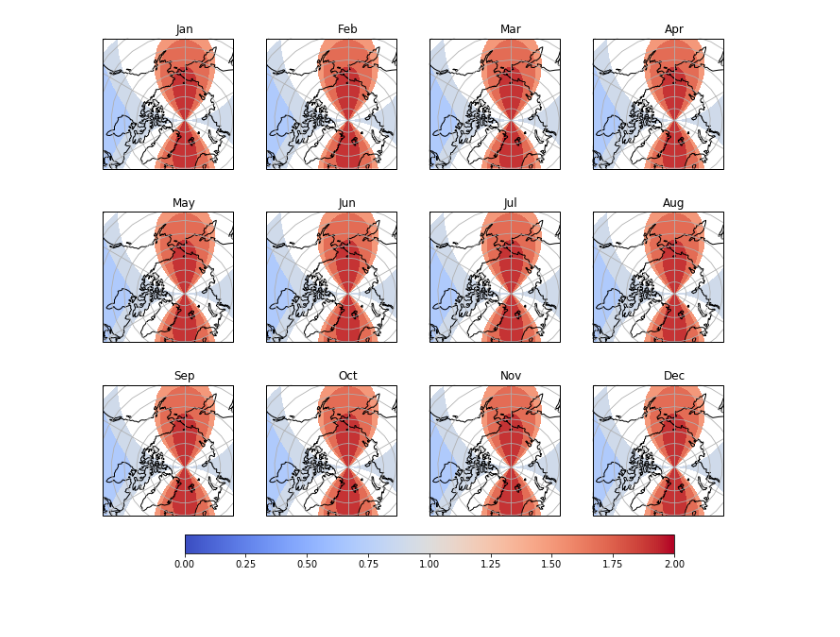
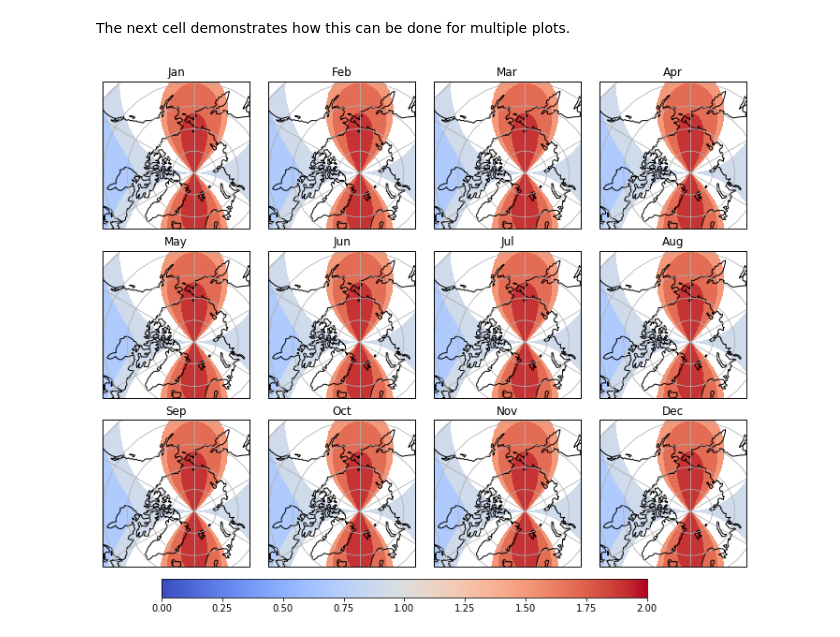
Before and after one commit to andypbarrett/BeringStraitHeatFlux, a Jupyter notebook: notebooks/test_map_extent_and_boundary.ipynb, the cells around one changed output. Cells and saved outputs as stored; diff of their text form; code cells hidden in the pictures; blank space fills up the shorter version.

```diff
--- a/notebooks/test_map_extent_and_boundary.ipynb
+++ b/notebooks/test_map_extent_and_boundary.ipynb
@@ -20,0 +28,14 @@ z = np.where((z < 1.) | (z > 1.5), z, np.nan)
+# %%
+cmap = plt.get_cmap('coolwarm')
+norm = mpl.colors.Normalize(vmin=0., vmax=2.)
+
+map_proj = ccrs.NorthPolarStereo()
+fig = plt.figure(figsize=[7,7])
+ax = plt.subplot(projection=map_proj)
+ax.set_extent([-180,180,50,90], ccrs.PlateCarree())
+
+ax.contourf(lon, lat, z, transform=ccrs.PlateCarree(), cmap=cmap, norm=norm)
+
+ax.gridlines()
+ax.coastlines()
+ax.set_title('Centered Pole');
@@ -20,0 +46,7 @@ z = np.where((z < 1.) | (z > 1.5), z, np.nan)
+# %%
+x0, _ = map_proj.transform_point(270, 50, ccrs.PlateCarree())  # Find left boundary in projected coordinates
+x1, _ = map_proj.transform_point(90, 65, ccrs.PlateCarree())  # Find right boundary in projected coordinates
+_, y0 = map_proj.transform_point(0, 65, ccrs.PlateCarree())  # Find bottom boundary in projected coordinates
+_, y1 = map_proj.transform_point(180, 50, ccrs.PlateCarree())  # Find top boundary in projected coordinates
+
+print (f'map_extent = [{x0}, {x1}, {y0}, {y1}]')
@@ -20,0 +69,2 @@ z = np.where((z < 1.) | (z > 1.5), z, np.nan)
+# %% [markdown]
+The next cell demonstrates how this can be done for multiple plots.
@@ -21,37 +87,33 @@ z = np.where((z < 1.) | (z > 1.5), z, np.nan)
 # %%
 cmap = plt.get_cmap('coolwarm')
 norm = mpl.colors.Normalize(vmin=0., vmax=2.)
-
-square = mpath.Path([[0.,1.],[0.8,1.],[0.8,0.2],[0.,0.2]])
+map_proj = ccrs.NorthPolarStereo()
+#map_extent = [-4651194.319071749, 2835721.446215284, -2835721.446215284, 4651194.319071749]
+map_extent = [x0, x1, y0, y1]
 
 fig = plt.figure(figsize=[12, 9])
 
 ax = []
 monthstr = ['Jan', 'Feb', 'Mar', 'Apr', 'May', 'Jun', 'Jul', 'Aug', 'Sep', 'Oct', 'Nov', 'Dec']
 
 for i, mstr in enumerate(monthstr):
 
-    ax.append(plt.subplot(3, 4, i+1, projection=ccrs.NorthPolarStereo()))
-    ax[i].set_extent([-180.,180.,50.,90.], ccrs.PlateCarree())
+    ax.append(plt.subplot(3, 4, i+1, projection=map_proj))
+    ax[i].set_extent(map_extent, map_proj)
 
     cont = ax[i].contourf(lon, lat, z, transform=ccrs.PlateCarree(), cmap=cmap, norm=norm)
 
     ax[i].gridlines()
     ax[i].coastlines()
     ax[i].set_title(mstr)
 
-    ax[i].set_boundary(square, use_as_clip_path=True, transform=ax[i].transAxes)
+fig.subplots_adjust(left=0.1, right=0.9, bottom=0.1, top=0.9, hspace=0.15, wspace=0.1)
 
-    patch = mpatches.PathPatch(square, facecolor='none', transform=ax[i].transAxes)
-    ax[i].add_patch(patch)
-    for c in cont.collections:
-        c.set_clip_path(patch)
-
-fig.subplots_adjust(left=0.1, right=0.9, bottom=0.05, top=0.9, hspace=0., wspace=0.)
-
-axc = fig.add_axes([0.2, 0.05, 0.6, 0.03])
+axc = fig.add_axes([0.175, 0.05, 0.6, 0.03])
 cbar = mpl.colorbar.ColorbarBase(axc, orientation='horizontal', norm=norm, cmap=cmap)
 
-plt.show()
+plt.show()s
+
+fig.savefig('test_map_extent_and_boundary.png')
 # %% [output]
-[figure, old version]
+[figure, new version]
```
Also changed, not shown: parts of 14 cells of this notebook.
